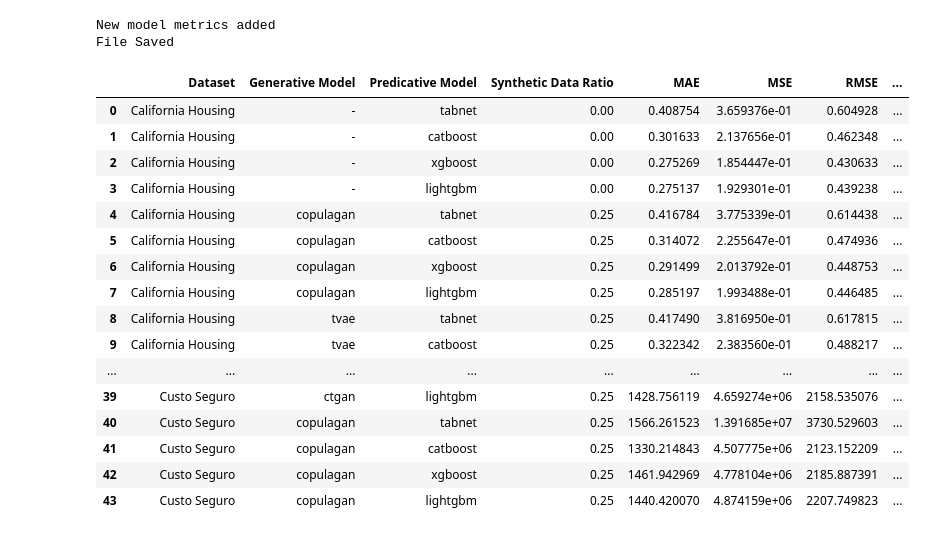
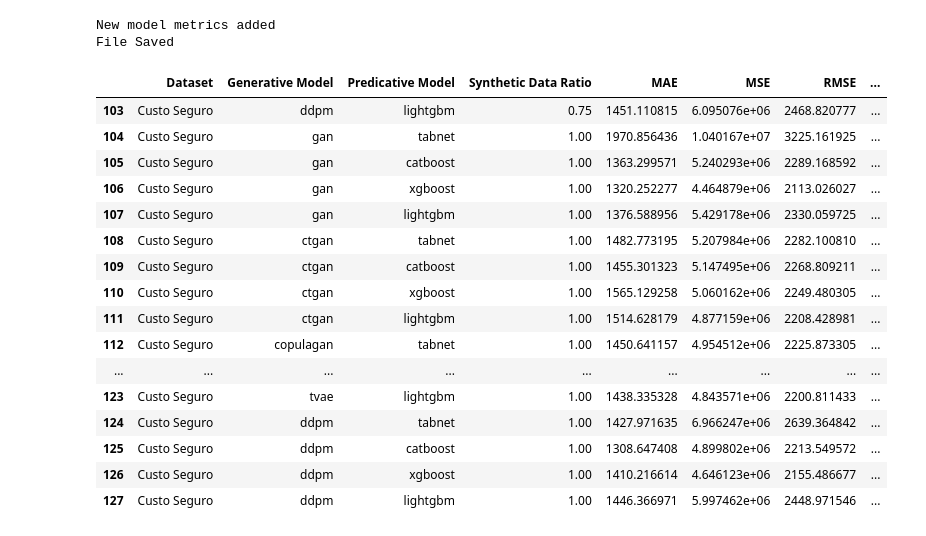
Before and after one commit to Leon-dev321/dl-in-tabular-data, a Jupyter notebook: Final_notebook.ipynb, the cells around one changed output. Saved outputs shown, nothing was run; the diff lists cells and outputs as text; code cells hidden in the pictures.

```diff
--- a/Final_notebook.ipynb
+++ b/Final_notebook.ipynb
@@ -1315,7 +1265,8 @@ epoch 199| loss: 19547739.85|  0:05:11s
 oof_models = save_data.load_oof_models(
     dataset_name=dataset_name,
     model_pred=model_name,
-    model_gen=model_gen
+    model_gen=model_gen,
+    ratio=n_samples_ratio
 )
 
 display(len(oof_models))
@@ -1380,7 +1311,8 @@ meta_model = train_meta_model(X_tr = oof_preds, y_tr = y_train)
 oof_models = save_data.load_oof_models(
     dataset_name=dataset_name,
     model_pred=model_name,
-    model_gen=model_gen
+    model_gen=model_gen,
+    ratio=n_samples_ratio
 )
 
 display(len(oof_models))
@@ -1434,10 +1366,12 @@ São iguais
 Existe o Fold
 São iguais
 # %%
+print(model_gen)
 oof_models = save_data.load_oof_models(
     dataset_name=dataset_name,
     model_pred=model_name,
-    model_gen=model_gen
+    model_gen=model_gen,
+    ratio=n_samples_ratio
 )
 
 display(len(oof_models))
@@ -1487,7 +1428,8 @@ São iguais
 oof_models = save_data.load_oof_models(
     dataset_name=dataset_name,
     model_pred=model_name,
-    model_gen=model_gen
+    model_gen=model_gen,
+    ratio=n_samples_ratio
 )
 
 display(len(oof_models))
@@ -1515,22 +1457,22 @@ models_tracker.add_metrics(
 New model metrics added
 File Saved
 # %%
-display(models_tracker.metrics_df)
+display(models_tracker.metrics_df.tail(25))
 # %% [output]
 |  | Dataset | Generative Model | Predicative Model | Synthetic Data Ratio | MAE | MSE | RMSE | ... |
-| 0 | California Housing | - | tabnet | 0.00 | 0.408754 | 3.659376e-01 | 0.604928 | ... |
-| 1 | California Housing | - | catboost | 0.00 | 0.301633 | 2.137656e-01 | 0.462348 | ... |
-| 2 | California Housing | - | xgboost | 0.00 | 0.275269 | 1.854447e-01 | 0.430633 | ... |
-| 3 | California Housing | - | lightgbm | 0.00 | 0.275137 | 1.929301e-01 | 0.439238 | ... |
-| 4 | California Housing | copulagan | tabnet | 0.25 | 0.416784 | 3.775339e-01 | 0.614438 | ... |
-| 5 | California Housing | copulagan | catboost | 0.25 | 0.314072 | 2.255647e-01 | 0.474936 | ... |
-| 6 | California Housing | copulagan | xgboost | 0.25 | 0.291499 | 2.013792e-01 | 0.448753 | ... |
-| 7 | California Housing | copulagan | lightgbm | 0.25 | 0.285197 | 1.993488e-01 | 0.446485 | ... |
-| 8 | California Housing | tvae | tabnet | 0.25 | 0.417490 | 3.816950e-01 | 0.617815 | ... |
-| 9 | California Housing | tvae | catboost | 0.25 | 0.322342 | 2.383560e-01 | 0.488217 | ... |
+| 103 | Custo Seguro | ddpm | lightgbm | 0.75 | 1451.110815 | 6.095076e+06 | 2468.820777 | ... |
+| 104 | Custo Seguro | gan | tabnet | 1.00 | 1970.856436 | 1.040167e+07 | 3225.161925 | ... |
+| 105 | Custo Seguro | gan | catboost | 1.00 | 1363.299571 | 5.240293e+06 | 2289.168592 | ... |
+| 106 | Custo Seguro | gan | xgboost | 1.00 | 1320.252277 | 4.464879e+06 | 2113.026027 | ... |
+| 107 | Custo Seguro | gan | lightgbm | 1.00 | 1376.588956 | 5.429178e+06 | 2330.059725 | ... |
+| 108 | Custo Seguro | ctgan | tabnet | 1.00 | 1482.773195 | 5.207984e+06 | 2282.100810 | ... |
+| 109 | Custo Seguro | ctgan | catboost | 1.00 | 1455.301323 | 5.147495e+06 | 2268.809211 | ... |
+| 110 | Custo Seguro | ctgan | xgboost | 1.00 | 1565.129258 | 5.060162e+06 | 2249.480305 | ... |
+| 111 | Custo Seguro | ctgan | lightgbm | 1.00 | 1514.628179 | 4.877159e+06 | 2208.428981 | ... |
+| 112 | Custo Seguro | copulagan | tabnet | 1.00 | 1450.641157 | 4.954512e+06 | 2225.873305 | ... |
 | ... | ... | ... | ... | ... | ... | ... | ... | ... |
-| 39 | Custo Seguro | ctgan | lightgbm | 0.25 | 1428.756119 | 4.659274e+06 | 2158.535076 | ... |
-| 40 | Custo Seguro | copulagan | tabnet | 0.25 | 1566.261523 | 1.391685e+07 | 3730.529603 | ... |
-| 41 | Custo Seguro | copulagan | catboost | 0.25 | 1330.214843 | 4.507775e+06 | 2123.152209 | ... |
-| 42 | Custo Seguro | copulagan | xgboost | 0.25 | 1461.942969 | 4.778104e+06 | 2185.887391 | ... |
-| 43 | Custo Seguro | copulagan | lightgbm | 0.25 | 1440.420070 | 4.874159e+06 | 2207.749823 | ... |
+| 123 | Custo Seguro | tvae | lightgbm | 1.00 | 1438.335328 | 4.843571e+06 | 2200.811433 | ... |
+| 124 | Custo Seguro | ddpm | tabnet | 1.00 | 1427.971635 | 6.966247e+06 | 2639.364842 | ... |
+| 125 | Custo Seguro | ddpm | catboost | 1.00 | 1308.647408 | 4.899802e+06 | 2213.549572 | ... |
+| 126 | Custo Seguro | ddpm | xgboost | 1.00 | 1410.216614 | 4.646123e+06 | 2155.486677 | ... |
+| 127 | Custo Seguro | ddpm | lightgbm | 1.00 | 1446.366971 | 5.997462e+06 | 2448.971546 | ... |
```
Also changed, not shown: parts of 18 cells of this notebook.
